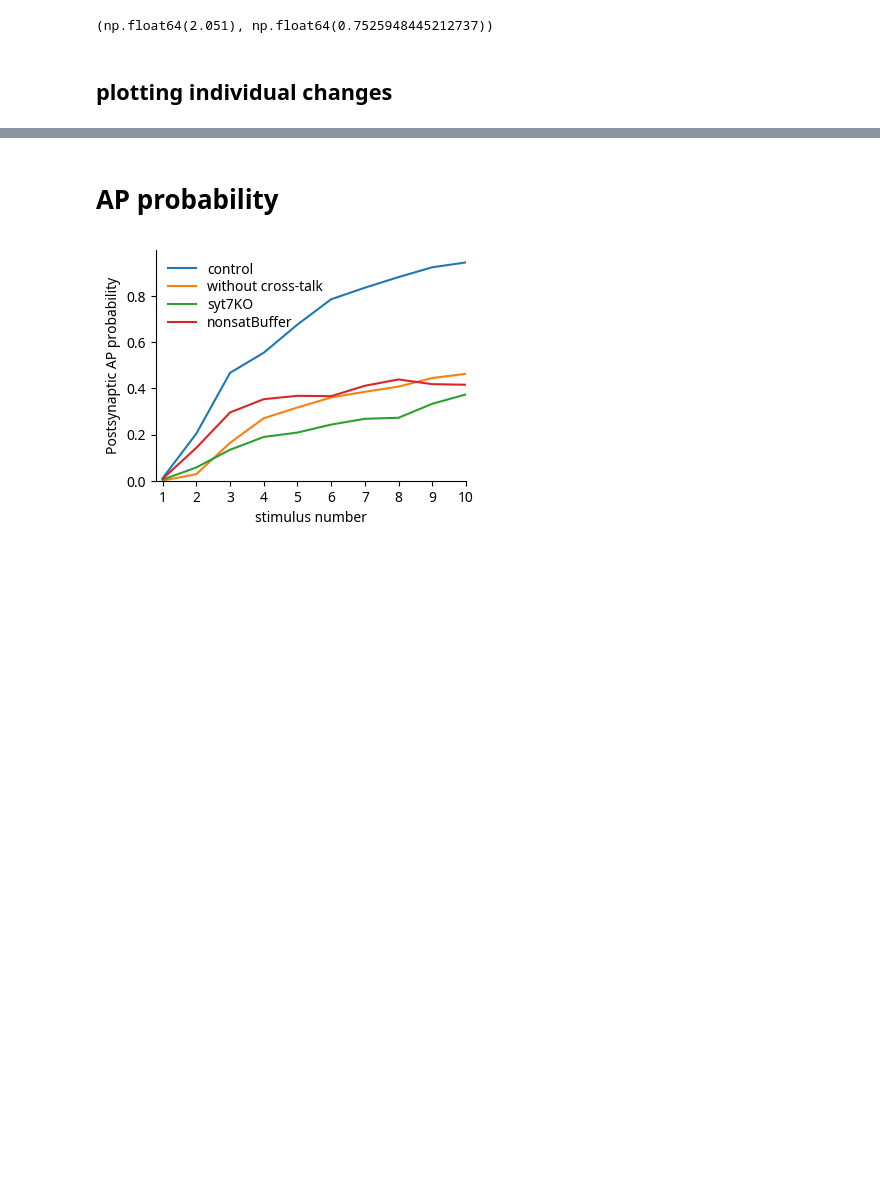
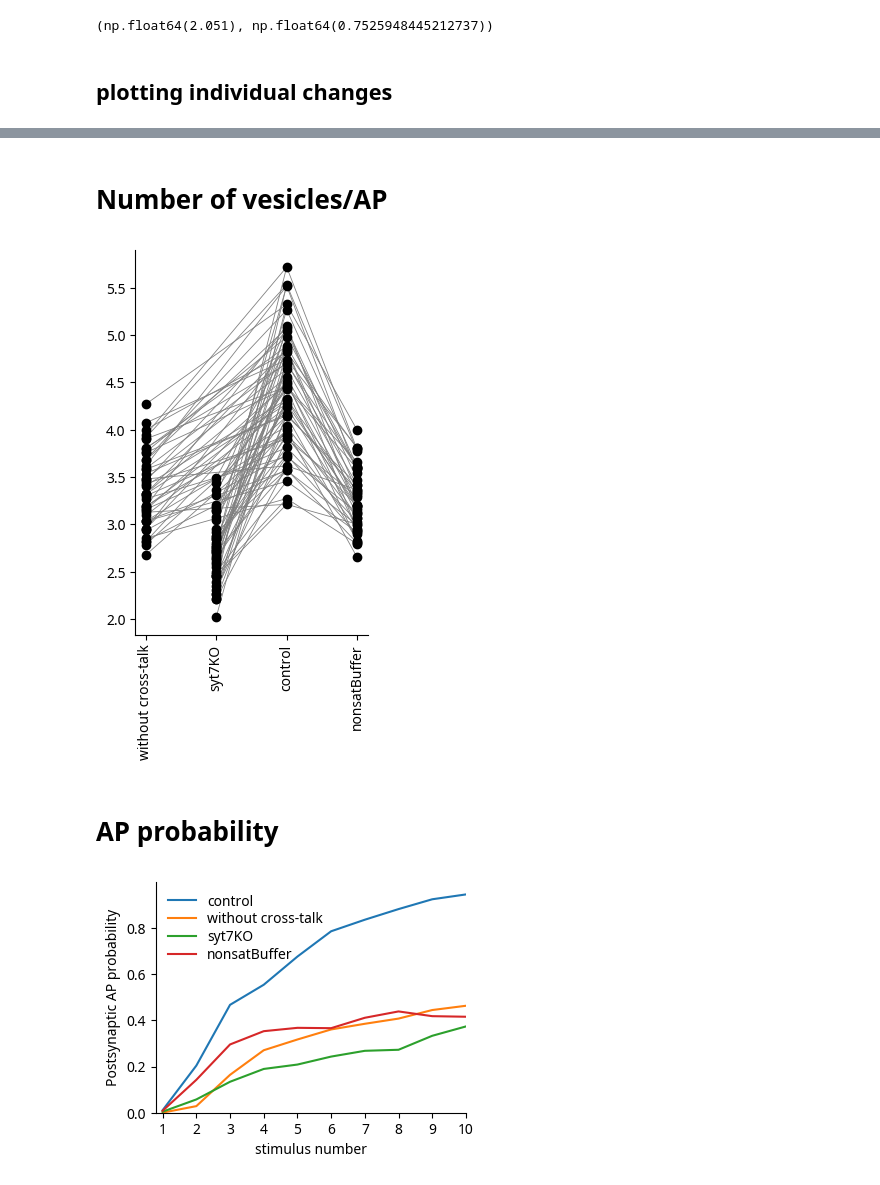
Before and after one commit to nishs1729/MFB, a Jupyter notebook: scripts_plotting/plots_AP.ipynb, the cells around one changed output, grey strips where cells are left out. Saved outputs shown, nothing was run; the diff lists cells and outputs as text; code cells hidden in the pictures; blank space fills up the shorter version.

Commit message:
added vesicle/AP

```diff
--- a/scripts_plotting/plots_AP.ipynb
+++ b/scripts_plotting/plots_AP.ipynb
@@ -165,7 +165,7 @@ get_nrel_to_ap(design, simType)
 ## plotting individual changes
 # %%
 _nrel_to_ap = {}
-for simType in simTypes:
+for simType in simTypes.keys():
     temp = []
     for design in designs:
         temp.append(get_nrel_to_ap(design, simType))
@@ -173,3 +173,4 @@ for simType in simTypes:
     _nrel_to_ap[f'err_{simType}'] = np.array(temp).T[1]
 
 nrel_to_ap = pd.DataFrame(_nrel_to_ap)
+nrel_to_ap.head()
@@ -260,0 +259,2 @@ change_plot(nrel_to_ap, key='control', order=order, axis=None, lc='gray', lw=0.6
+# %% [markdown]
+# Number of vesicles/AP
@@ -261,3 +308,21 @@ change_plot(nrel_to_ap, key='control', order=order, axis=None, lc='gray', lw=0.6
+# %%
+_rel_per_ap = {}
+for simType in simTypes.keys():
+    temp = []
+    for design in designs:
+        get_rel_per_ap(design, simType)
+        temp.append(get_rel_per_ap(design, simType))
+
+    # print(np.array(temp).T)
+    _rel_per_ap[simType] = np.array(temp).T[0]
+    _rel_per_ap[f'err_{simType}'] = np.array(temp).T[1]
+
+rel_to_ap = pd.DataFrame(_rel_per_ap)
+# %%
+order = ['without cross-talk', 'syt7KO', 'control', 'nonsatBuffer']
+change_plot(rel_to_ap, key='control', order=order, axis=None, lc='gray', lw=0.6)
+# %% [output]
+[figure, added]
 # %% [markdown]
 # AP probability
 # %%
```
Also changed, not shown: parts of 5 cells of this notebook, 3 other files.
